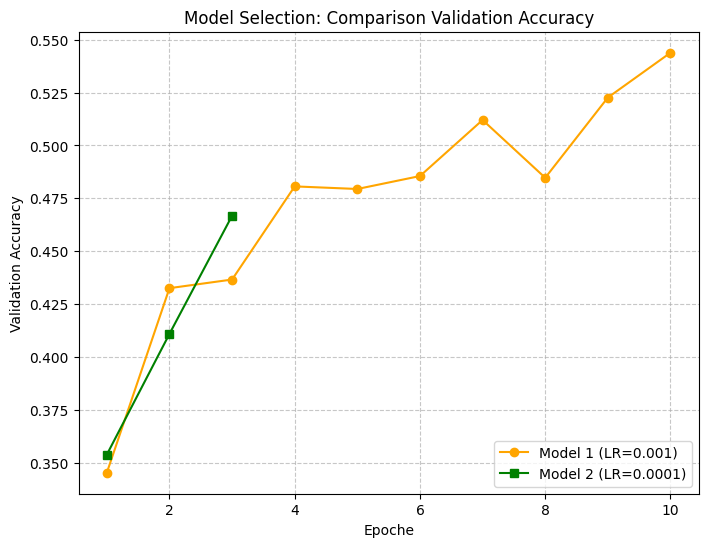
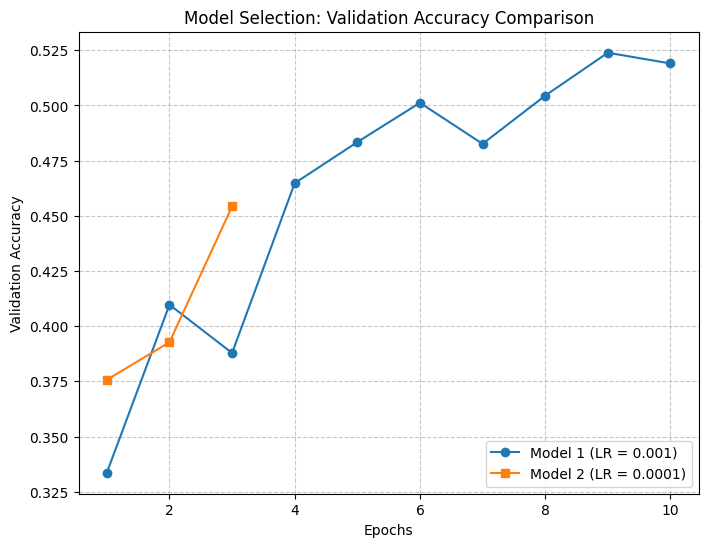
The notebook cell's code change between the first figure and the second:
--- before
+++ after
@@ -1,17 +1,26 @@
+import matplotlib.pyplot as plt
+
 print("Training of Model 2 (Learning Rate = 0.0001)...")
 
 # Creating the same neural network
 model_2 = models.Sequential([
-    layers.Rescaling(1./255, input_shape=(224, 224, 3)),
+    layers.Input(shape=(224, 224, 3)),
+    layers.Rescaling(1./255),
     data_augmentation,
+
     layers.Conv2D(32, (3, 3), activation='relu'),
     layers.MaxPooling2D(2, 2),
+
     layers.Conv2D(64, (3, 3), activation='relu'),
     layers.MaxPooling2D(2, 2),
+
     layers.Conv2D(128, (3, 3), activation='relu'),
     layers.MaxPooling2D(2, 2),
+
     layers.Flatten(),
+
     layers.Dense(128, activation='relu'),
     layers.Dropout(0.5),
+
     layers.Dense(NUM_CLASSES, activation='softmax')
 ])
@@ -33,14 +42,31 @@
 )
 
-# Final comparison
+# Validation accuracy of the two models
+val_acc_1 = history.history['val_accuracy']
+val_acc_2 = history_2.history['val_accuracy']
 
+# Final comparison graph
 plt.figure(figsize=(8, 6))
-plt.plot(range(1, len(val_acc) + 1), val_acc, label='Model 1 (LR=0.001)', marker='o', color='orange')
-plt.plot(range(1, len(history_2.history['val_accuracy']) + 1), history_2.history['val_accuracy'], label='Model 2 (LR=0.0001)', marker='s', color='green')
 
-plt.title('Model Selection: Comparison Validation Accuracy')
-plt.xlabel('Epoche')
+plt.plot(
+    range(1, len(val_acc_1) + 1),
+    val_acc_1,
+    label='Model 1 (LR = 0.001)',
+    marker='o'
+)
+
+plt.plot(
+    range(1, len(val_acc_2) + 1),
+    val_acc_2,
+    label='Model 2 (LR = 0.0001)',
+    marker='s'
+)
+
+plt.title('Model Selection: Validation Accuracy Comparison')
+plt.xlabel('Epochs')
 plt.ylabel('Validation Accuracy')
+
 plt.legend(loc='lower right')
 plt.grid(True, linestyle='--', alpha=0.7)
+
 plt.show()

Commit: Creato con Colab